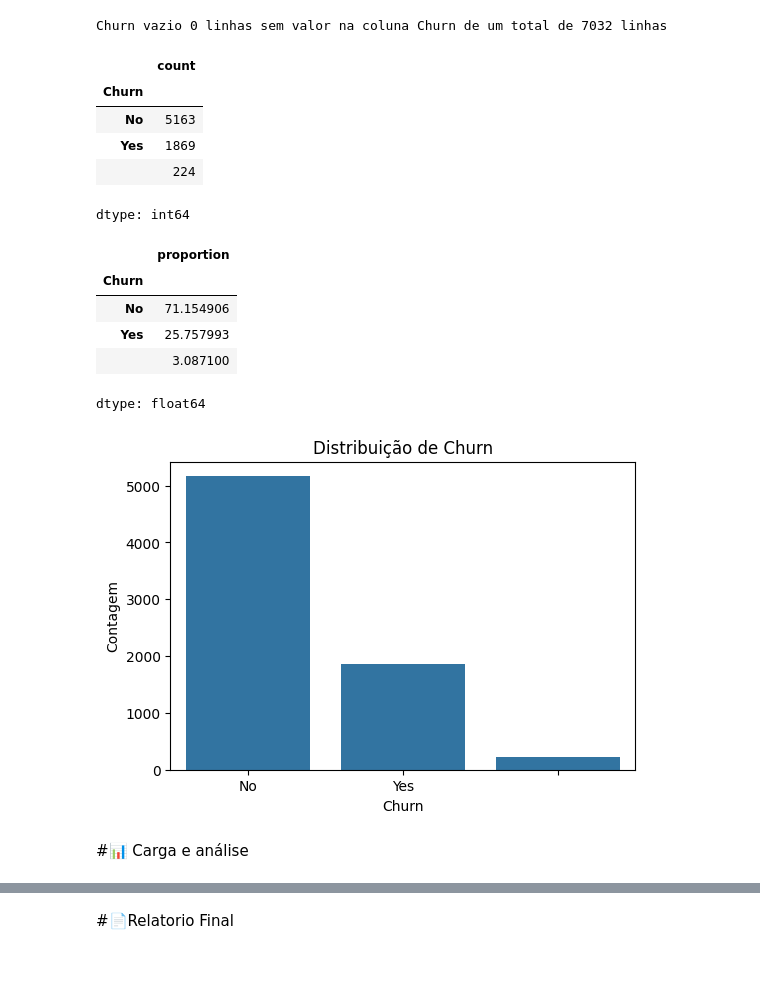
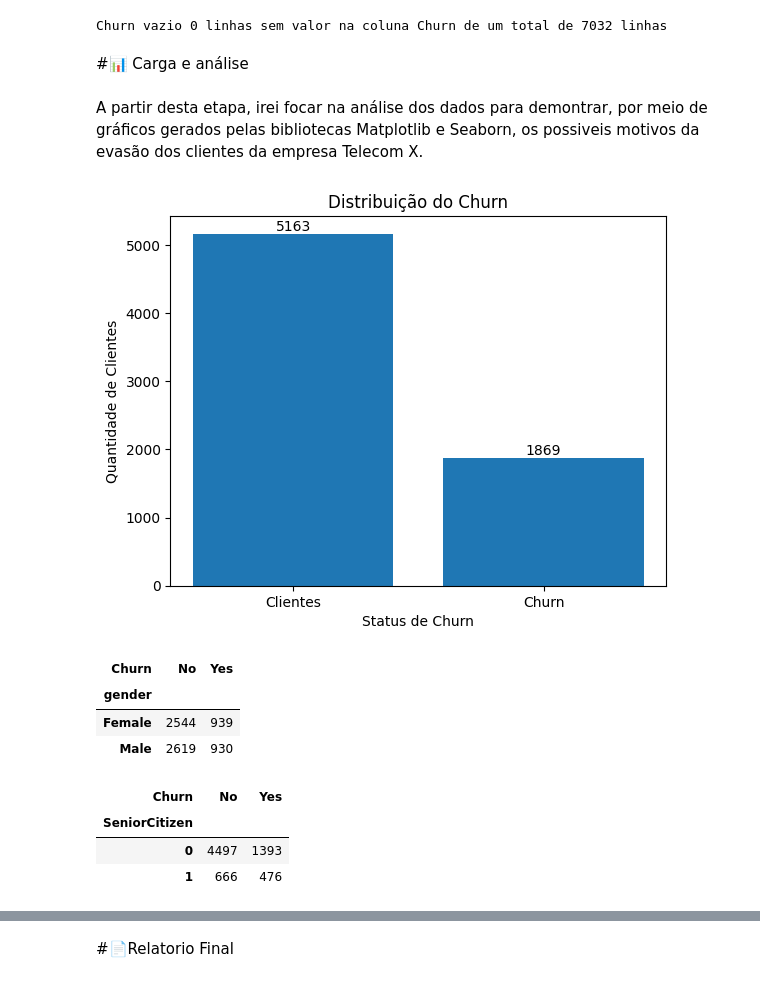
Before and after one commit to sanemar/telecomx, a Jupyter notebook: TelecomX_BR.ipynb, the cells around one changed output, grey strips where cells are left out. Saved outputs shown, nothing was run; the diff lists cells and outputs as text; code cells hidden in the pictures.

```diff
--- a/TelecomX_BR.ipynb
+++ b/TelecomX_BR.ipynb
@@ -202,31 +232,35 @@ churn_vazio = len(df_normalizado[df_normalizado['Churn'] == ''])
 print(f"Churn vazio {churn_vazio} linhas sem valor na coluna Churn de um total de {comprimento_df} linhas")
 # %% [output]
 Churn vazio 0 linhas sem valor na coluna Churn de um total de 7032 linhas
-# %%
-# Explore the distribution of Churn
-display(df_normalizado['Churn'].value_counts())
-display(df_normalizado['Churn'].value_counts(normalize=True) * 100)
-
-# Visualize the distribution of Churn
-plt.figure(figsize=(6, 4))
-sns.countplot(data=df_normalizado, x='Churn')
-plt.title('Distribuição de Churn')
-plt.xlabel('Churn')
-plt.ylabel('Contagem')
-plt.show()
-# %% [output]
-|  | count |
-| Churn |  |
-| No | 5163 |
-| Yes | 1869 |
-|  | 224 |
-dtype: int64
-|  | proportion |
-| Churn |  |
-| No | 71.154906 |
-| Yes | 25.757993 |
-|  | 3.087100 |
-dtype: float64
-[figure, removed]
 # %% [markdown]
 #📊 Carga e análise
+# %% [markdown]
+A partir desta etapa, irei focar na análise dos dados para demontrar, por meio de gráficos gerados pelas bibliotecas Matplotlib e Seaborn, os possiveis motivos da evasão dos clientes da empresa Telecom X.
+# %%
+# Este primeiro gráfico exibe a relação entre os clientes e os não clientes com base nos dados que foram tratados na etapa de transformação
+contagem_churn = df_normalizado['Churn'].value_counts()
+plt.bar(['Clientes', 'Churn'], contagem_churn)
+plt.title('Distribuição do Churn')
+plt.ylabel('Quantidade de Clientes')
+plt.xlabel('Status de Churn')
+for i, valor in enumerate(contagem_churn):
+    plt.text(i, valor + 50, str(valor), ha='center')
+plt.show()
+# %% [output]
+[figure, added]
+# %%
+df_genero = df_normalizado.groupby(['gender', 'Churn']).size().unstack().fillna(0)
+df_genero
+# %% [output]
+| Churn | No | Yes |
+| gender |  |  |
+| Female | 2544 | 939 |
+| Male | 2619 | 930 |
+# %%
+df_senioridade = df_normalizado.groupby(['SeniorCitizen', 'Churn']).size().unstack().fillna(0)
+df_senioridade
+# %% [output]
+| Churn | No | Yes |
+| SeniorCitizen |  |  |
+| 0 | 4497 | 1393 |
+| 1 | 666 | 476 |
```
Also changed, not shown: parts of 13 cells of this notebook.
